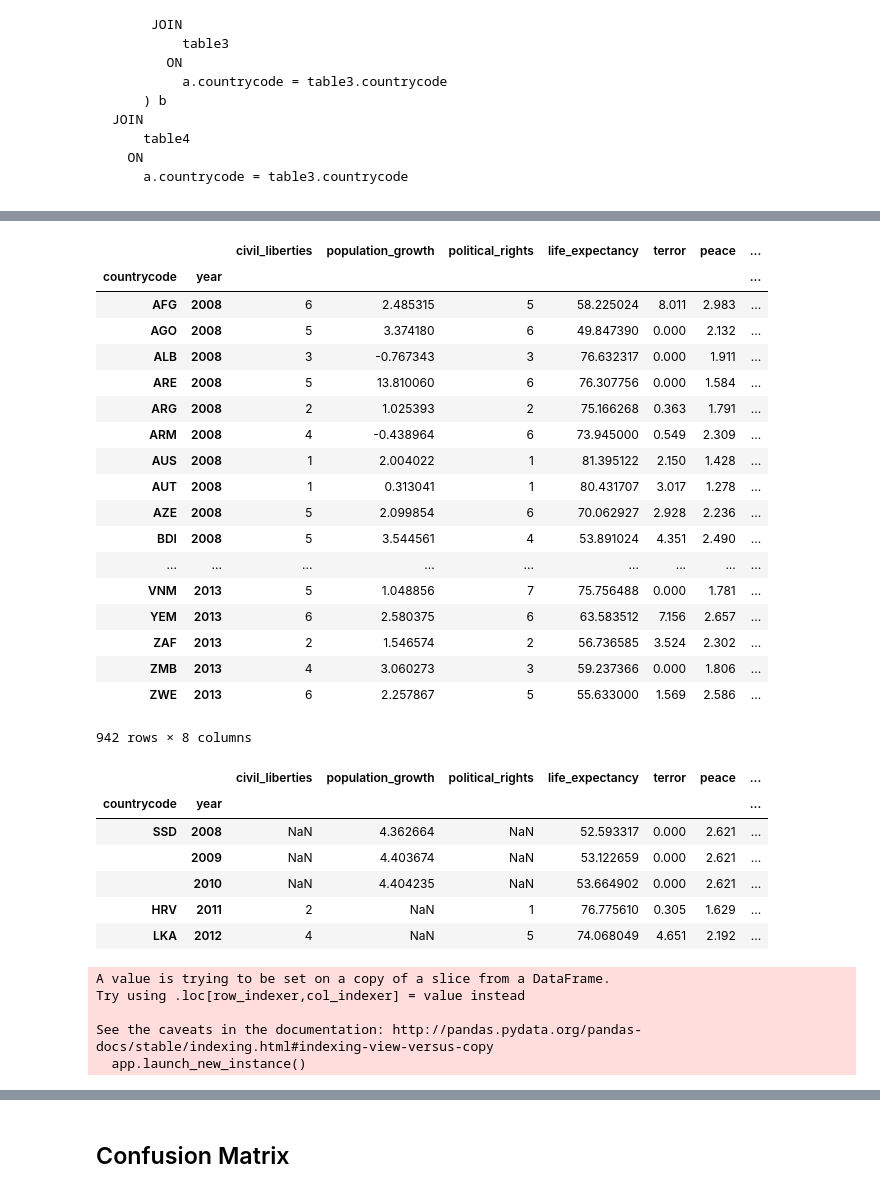
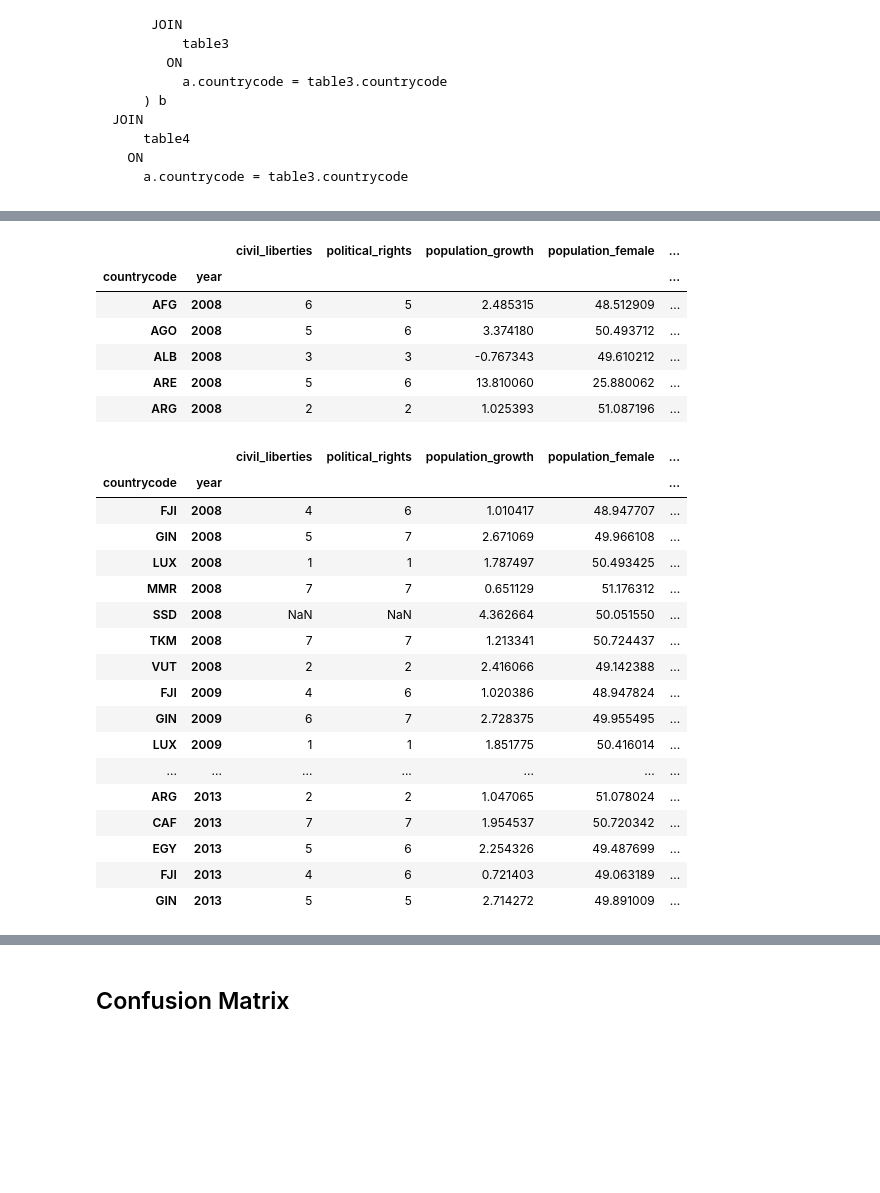
Before and after one commit to emilyhoughkovacs/humanitarian_unrest_classifier, a Jupyter notebook: ken_m/analyze_sql_data_multiyear.ipynb, the cells around one changed output, grey strips where cells are left out. Saved outputs shown, nothing was run; the diff lists cells and outputs as text; code cells hidden in the pictures; blank space fills up the shorter version.

```diff
--- a/ken_m/analyze_sql_data_multiyear.ipynb
+++ b/ken_m/analyze_sql_data_multiyear.ipynb
@@ -118,8 +120,19 @@ def makeSQLQuery(table_names, year):
 # %%
-table_names = ['civil_liberties', 'population_growth', 'political_rights', \
-               'life_expectancy', 'terror', 'peace', \
+table_names = ['civil_liberties', \
+               'political_rights', \
+               #'freedom_status', \
+               #'corruption_perception', \
+               'female_legislators', \
+               'population_growth', \
+               'population_female', \
+               #'under_5_mortality', \
+               'life_expectancy', \
+               #'population_0_14', \
                'population_15_64',  \
-                'zscores']
+               #'population_65_up', \
+               #'terror_new', \
+               #'peace_new', \
+               'zscores']
 # %%
 x_cols = table_names[:-1]
 # %%
@@ -134,27 +147,15 @@ for year in years:
     year_data = year_data.set_index(['countrycode', 'year'])
     full_data = pd.concat([full_data, year_data])
 # %%
-full_data
+full_data.head()
 # %% [output]
-|  |  | civil_liberties | population_growth | political_rights | life_expectancy | terror | peace | ... |
-| countrycode | year |  |  |  |  |  |  | ... |
-| AFG | 2008 | 6 | 2.485315 | 5 | 58.225024 | 8.011 | 2.983 | ... |
-| AGO | 2008 | 5 | 3.374180 | 6 | 49.847390 | 0.000 | 2.132 | ... |
-| ALB | 2008 | 3 | -0.767343 | 3 | 76.632317 | 0.000 | 1.911 | ... |
-| ARE | 2008 | 5 | 13.810060 | 6 | 76.307756 | 0.000 | 1.584 | ... |
-| ARG | 2008 | 2 | 1.025393 | 2 | 75.166268 | 0.363 | 1.791 | ... |
-| ARM | 2008 | 4 | -0.438964 | 6 | 73.945000 | 0.549 | 2.309 | ... |
-| AUS | 2008 | 1 | 2.004022 | 1 | 81.395122 | 2.150 | 1.428 | ... |
-| AUT | 2008 | 1 | 0.313041 | 1 | 80.431707 | 3.017 | 1.278 | ... |
-| AZE | 2008 | 5 | 2.099854 | 6 | 70.062927 | 2.928 | 2.236 | ... |
-| BDI | 2008 | 5 | 3.544561 | 4 | 53.891024 | 4.351 | 2.490 | ... |
-| ... | ... | ... | ... | ... | ... | ... | ... | ... |
-| VNM | 2013 | 5 | 1.048856 | 7 | 75.756488 | 0.000 | 1.781 | ... |
-| YEM | 2013 | 6 | 2.580375 | 6 | 63.583512 | 7.156 | 2.657 | ... |
-| ZAF | 2013 | 2 | 1.546574 | 2 | 56.736585 | 3.524 | 2.302 | ... |
-| ZMB | 2013 | 4 | 3.060273 | 3 | 59.237366 | 0.000 | 1.806 | ... |
-| ZWE | 2013 | 6 | 2.257867 | 5 | 55.633000 | 1.569 | 2.586 | ... |
+|  |  | civil_liberties | political_rights | population_growth | population_female | ... |
+| countrycode | year |  |  |  |  | ... |
+| AFG | 2008 | 6 | 5 | 2.485315 | 48.512909 | ... |
+| AGO | 2008 | 5 | 6 | 3.374180 | 50.493712 | ... |
+| ALB | 2008 | 3 | 3 | -0.767343 | 49.610212 | ... |
+| ARE | 2008 | 5 | 6 | 13.810060 | 25.880062 | ... |
+| ARG | 2008 | 2 | 2 | 1.025393 | 51.087196 | ... |
-942 rows × 8 columns
 # %%
 full_data['zscores'] = full_data['zscores'].astype(float)
 
@@ -171,22 +172,28 @@ except:
 #The rows to be dropped
 full_data[full_data.isnull().any(axis=1)]
 # %% [output]
-|  |  | civil_liberties | population_growth | political_rights | life_expectancy | terror | peace | ... |
-| countrycode | year |  |  |  |  |  |  | ... |
-| SSD | 2008 | NaN | 4.362664 | NaN | 52.593317 | 0.000 | 2.621 | ... |
-|  | 2009 | NaN | 4.403674 | NaN | 53.122659 | 0.000 | 2.621 | ... |
-|  | 2010 | NaN | 4.404235 | NaN | 53.664902 | 0.000 | 2.621 | ... |
-| HRV | 2011 | 2 | NaN | 1 | 76.775610 | 0.305 | 1.629 | ... |
-| LKA | 2012 | 4 | NaN | 5 | 74.068049 | 4.651 | 2.192 | ... |
+|  |  | civil_liberties | political_rights | population_growth | population_female | ... |
+| countrycode | year |  |  |  |  | ... |
+| FJI | 2008 | 4 | 6 | 1.010417 | 48.947707 | ... |
+| GIN | 2008 | 5 | 7 | 2.671069 | 49.966108 | ... |
+| LUX | 2008 | 1 | 1 | 1.787497 | 50.493425 | ... |
+| MMR | 2008 | 7 | 7 | 0.651129 | 51.176312 | ... |
+| SSD | 2008 | NaN | NaN | 4.362664 | 50.051550 | ... |
+| TKM | 2008 | 7 | 7 | 1.213341 | 50.724437 | ... |
+| VUT | 2008 | 2 | 2 | 2.416066 | 49.142388 | ... |
+| FJI | 2009 | 4 | 6 | 1.020386 | 48.947824 | ... |
+| GIN | 2009 | 6 | 7 | 2.728375 | 49.955495 | ... |
+| LUX | 2009 | 1 | 1 | 1.851775 | 50.416014 | ... |
+| ... | ... | ... | ... | ... | ... | ... |
+| ARG | 2013 | 2 | 2 | 1.047065 | 51.078024 | ... |
+| CAF | 2013 | 7 | 7 | 1.954537 | 50.720342 | ... |
+| EGY | 2013 | 5 | 6 | 2.254326 | 49.487699 | ... |
+| FJI | 2013 | 4 | 6 | 0.721403 | 49.063189 | ... |
+| GIN | 2013 | 5 | 5 | 2.714272 | 49.891009 | ... |
 # %%
 full_data = full_data.dropna()
 # %%
 #Get Z scores of rows
 for col in x_cols:
-   full_data[col] = (full_data[col] - full_data[col].mean())/full_data[col].std(ddof=0)
+    full_data[col] = full_data[col].astype(float)
+    full_data[col] = (full_data[col] - full_data[col].mean())/full_data[col].std(ddof=0)
-# %% [output]
-A value is trying to be set on a copy of a slice from a DataFrame.
-Try using .loc[row_indexer,col_indexer] = value instead
-
-See the caveats in the documentation: http://pandas.pydata.org/pandas-docs/stable/indexing.html#indexing-view-versus-copy
-  app.launch_new_instance()
```
Also changed, not shown: parts of 39 cells of this notebook.
